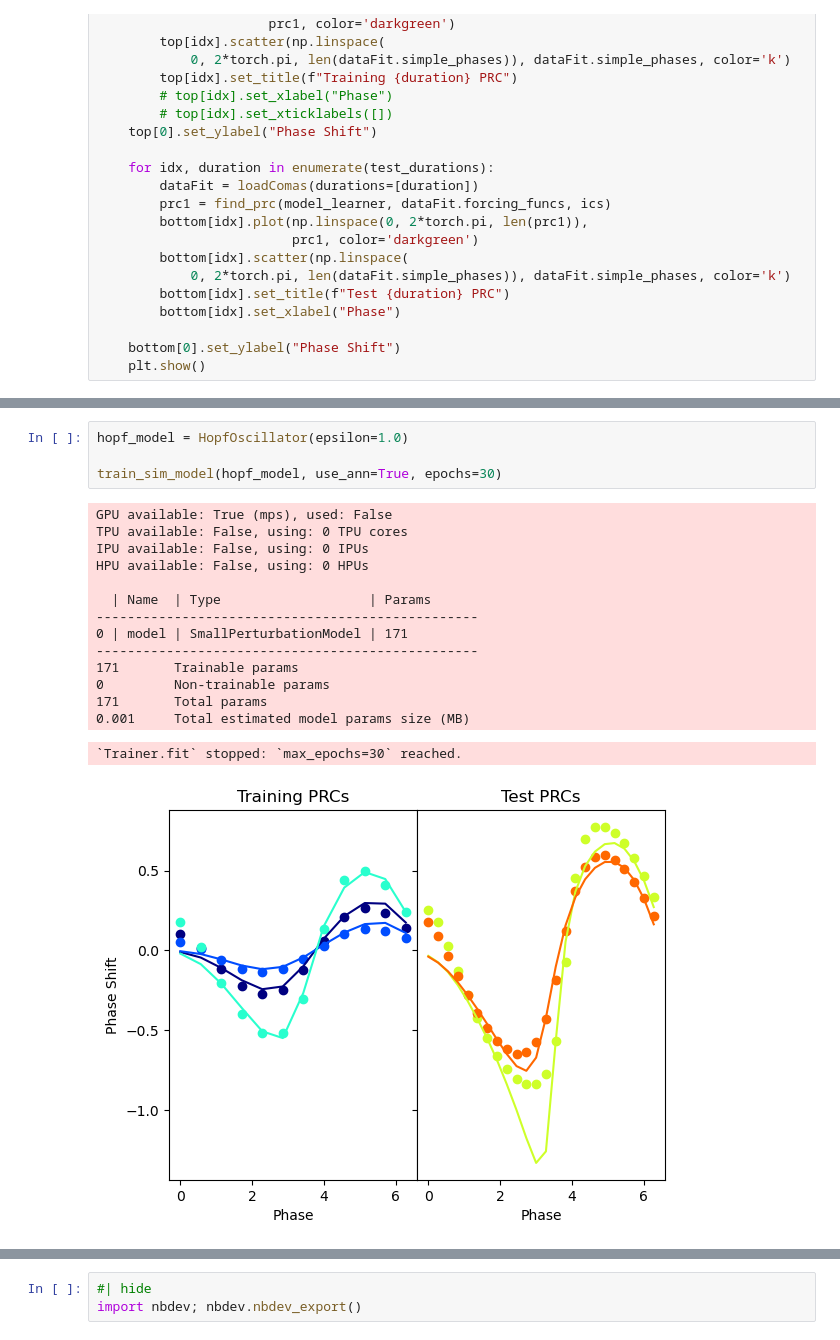
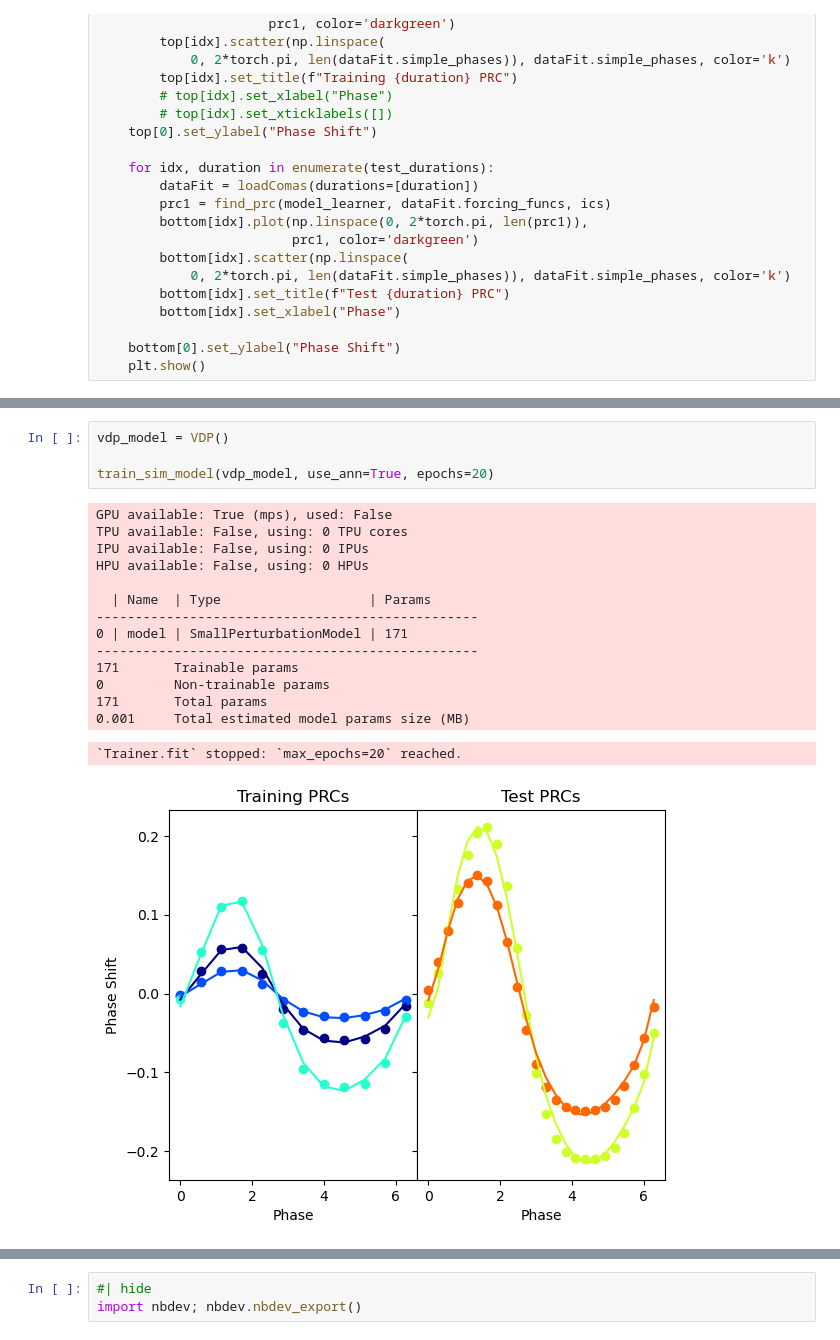
Before and after one commit to khannay/deepPRC, a Jupyter notebook: nbs/02_learners.ipynb, the cells around one changed output, grey strips where cells are left out. Saved outputs shown, nothing was run; the diff lists cells and outputs as text.

```diff
--- a/nbs/02_learners.ipynb
+++ b/nbs/02_learners.ipynb
@@ -286,21 +254,21 @@ HPU available: False, using: 0 HPUs
-# %%
-hopf_model = HopfOscillator(epsilon=1.0)
-
-train_sim_model(hopf_model, use_ann=True, epochs=30)
-# %% [output]
-GPU available: True (mps), used: False
-TPU available: False, using: 0 TPU cores
-IPU available: False, using: 0 IPUs
-HPU available: False, using: 0 HPUs
-
-  | Name  | Type                   | Params
--------------------------------------------------
-0 | model | SmallPerturbationModel | 171
--------------------------------------------------
-171       Trainable params
-0         Non-trainable params
-171       Total params
-0.001     Total estimated model params size (MB)
-`Trainer.fit` stopped: `max_epochs=30` reached.
-[figure, removed]
+# %%
+vdp_model = VDP()
+
+train_sim_model(vdp_model, use_ann=True, epochs=20)
+# %% [output]
+GPU available: True (mps), used: False
+TPU available: False, using: 0 TPU cores
+IPU available: False, using: 0 IPUs
+HPU available: False, using: 0 HPUs
+
+  | Name  | Type                   | Params
+-------------------------------------------------
+0 | model | SmallPerturbationModel | 171
+-------------------------------------------------
+171       Trainable params
+0         Non-trainable params
+171       Total params
+0.001     Total estimated model params size (MB)
+`Trainer.fit` stopped: `max_epochs=20` reached.
+[figure, added]
 # %%
```
Also changed, not shown: parts of 4 cells of this notebook, 6 other files.
